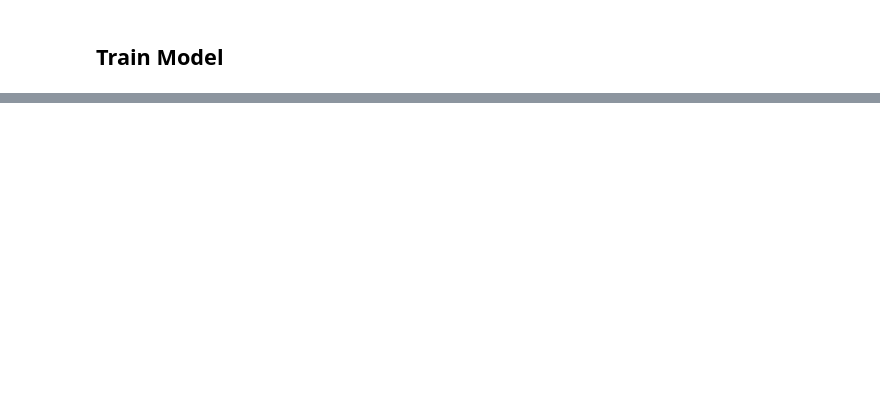
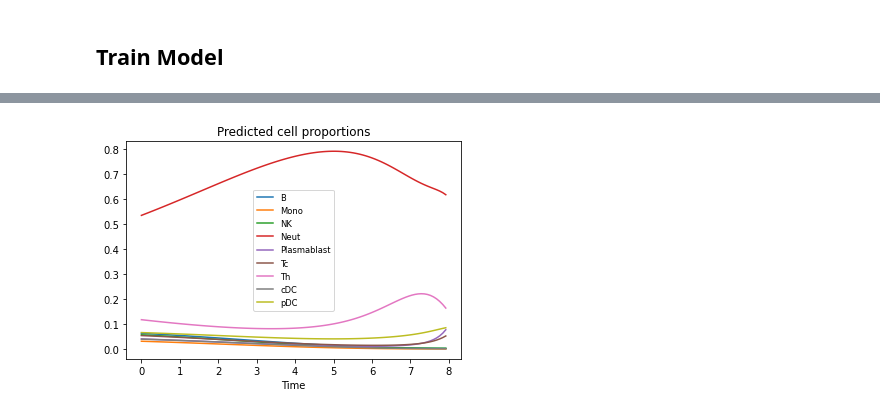
Before and after one commit to broadinstitute/temporal-rna-seq-deconvolution, a Jupyter notebook: pyro-ebov-deconvolution-simplified.ipynb, the cells around one changed output, grey strips where cells are left out. Drawn from its saved outputs; the diff is of its cells as text; code cells hidden in the pictures; blank space fills up the shorter version.

```diff
--- a/pyro-ebov-deconvolution-simplified.ipynb
+++ b/pyro-ebov-deconvolution-simplified.ipynb
@@ -555,0 +428,4 @@ plt.hist(, bins=50);
+# %%
+pseudo_time_reg_deconv.plot_composition_trajectories()
+# %% [output]
+[figure, added]
```
Also changed, not shown: parts of 54 cells of this notebook.
